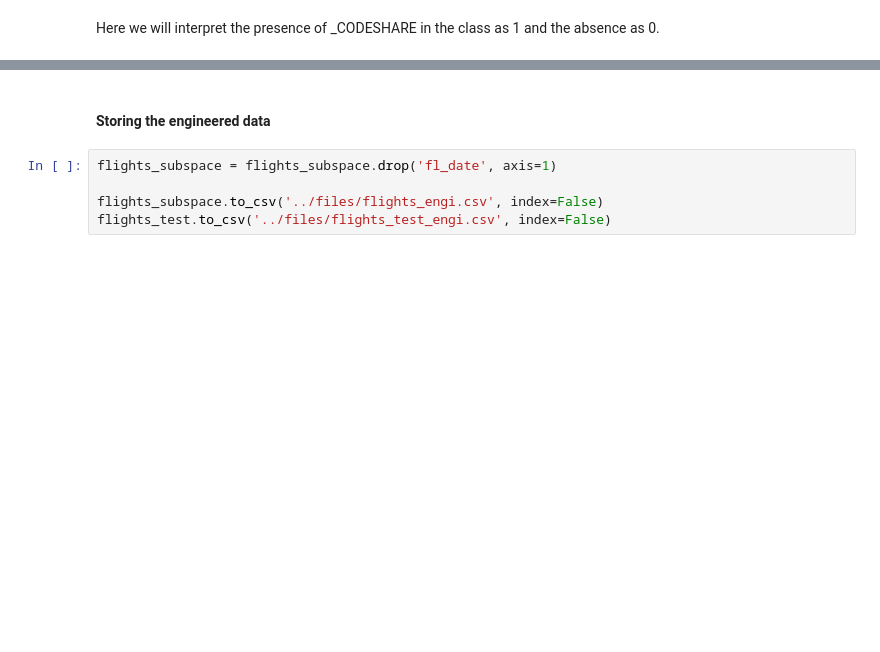
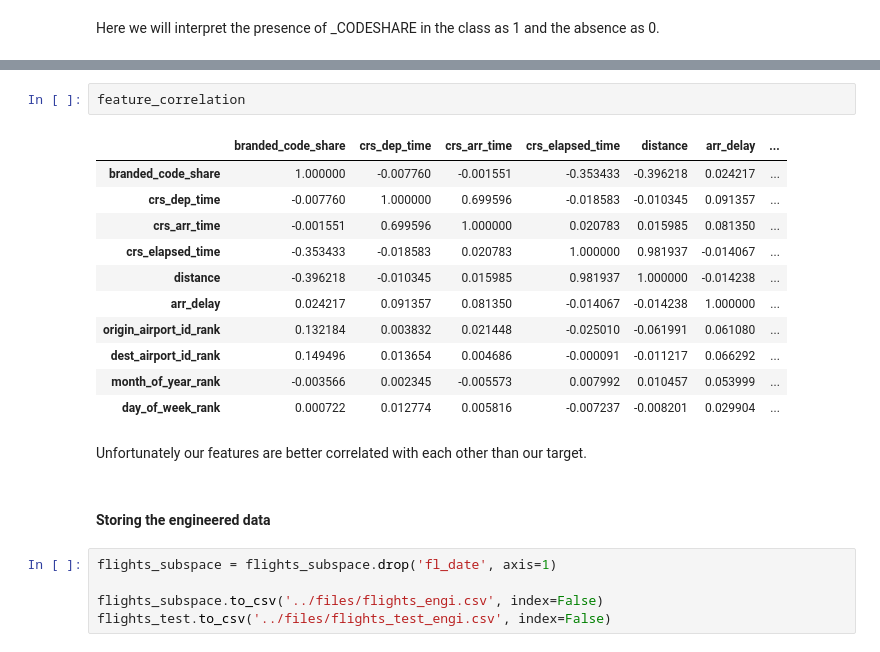
Before and after one commit to jsilke/flight-delay-prediction, a Jupyter notebook: Data/features/feature_selection_&_engineering.ipynb, the cells around one changed output, grey strips where cells are left out. Saved outputs shown, nothing was run; the diff lists cells and outputs as text; blank space fills up the shorter version.

```diff
--- a/Data/features/feature_selection_&_engineering.ipynb
+++ b/Data/features/feature_selection_&_engineering.ipynb
@@ -221,3 +227,19 @@ flights_subspace.head()
+# %%
+feature_correlation
+# %% [output]
+|  | branded_code_share | crs_dep_time | crs_arr_time | crs_elapsed_time | distance | arr_delay | ... |
+| branded_code_share | 1.000000 | -0.007760 | -0.001551 | -0.353433 | -0.396218 | 0.024217 | ... |
+| crs_dep_time | -0.007760 | 1.000000 | 0.699596 | -0.018583 | -0.010345 | 0.091357 | ... |
+| crs_arr_time | -0.001551 | 0.699596 | 1.000000 | 0.020783 | 0.015985 | 0.081350 | ... |
+| crs_elapsed_time | -0.353433 | -0.018583 | 0.020783 | 1.000000 | 0.981937 | -0.014067 | ... |
+| distance | -0.396218 | -0.010345 | 0.015985 | 0.981937 | 1.000000 | -0.014238 | ... |
+| arr_delay | 0.024217 | 0.091357 | 0.081350 | -0.014067 | -0.014238 | 1.000000 | ... |
+| origin_airport_id_rank | 0.132184 | 0.003832 | 0.021448 | -0.025010 | -0.061991 | 0.061080 | ... |
+| dest_airport_id_rank | 0.149496 | 0.013654 | 0.004686 | -0.000091 | -0.011217 | 0.066292 | ... |
+| month_of_year_rank | -0.003566 | 0.002345 | -0.005573 | 0.007992 | 0.010457 | 0.053999 | ... |
+| day_of_week_rank | 0.000722 | 0.012774 | 0.005816 | -0.007237 | -0.008201 | 0.029904 | ... |
+# %% [markdown]
+Unfortunately our features are better correlated with each other than our target.
 # %% [markdown]
 #### Storing the engineered data
 # %%
```
Also changed, not shown: parts of 12 cells of this notebook, 1 other file.
